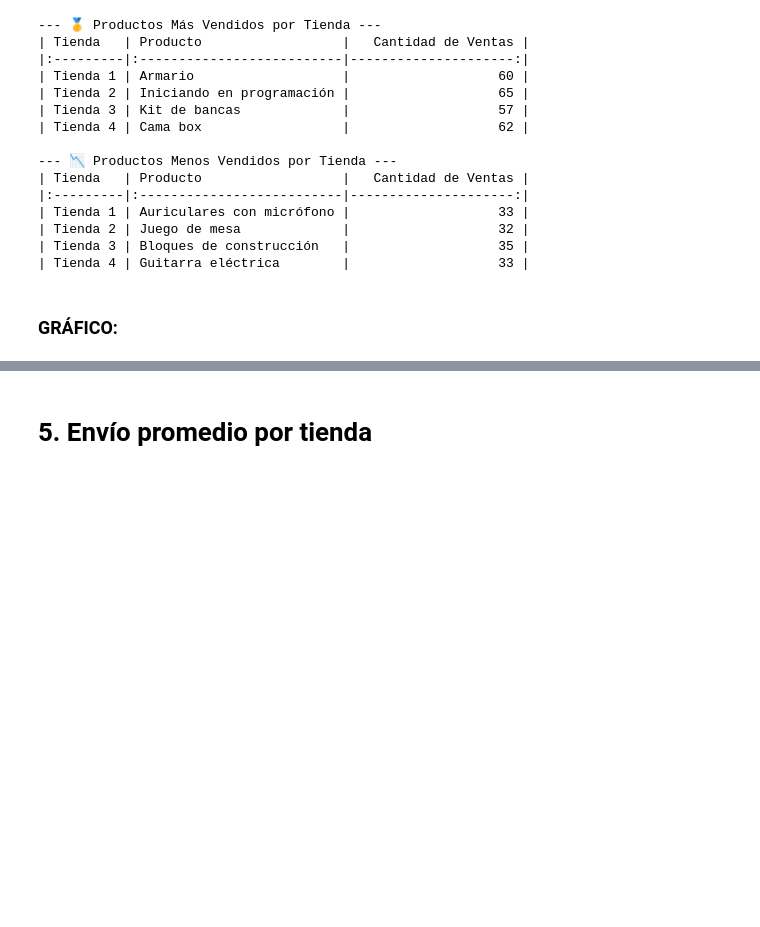
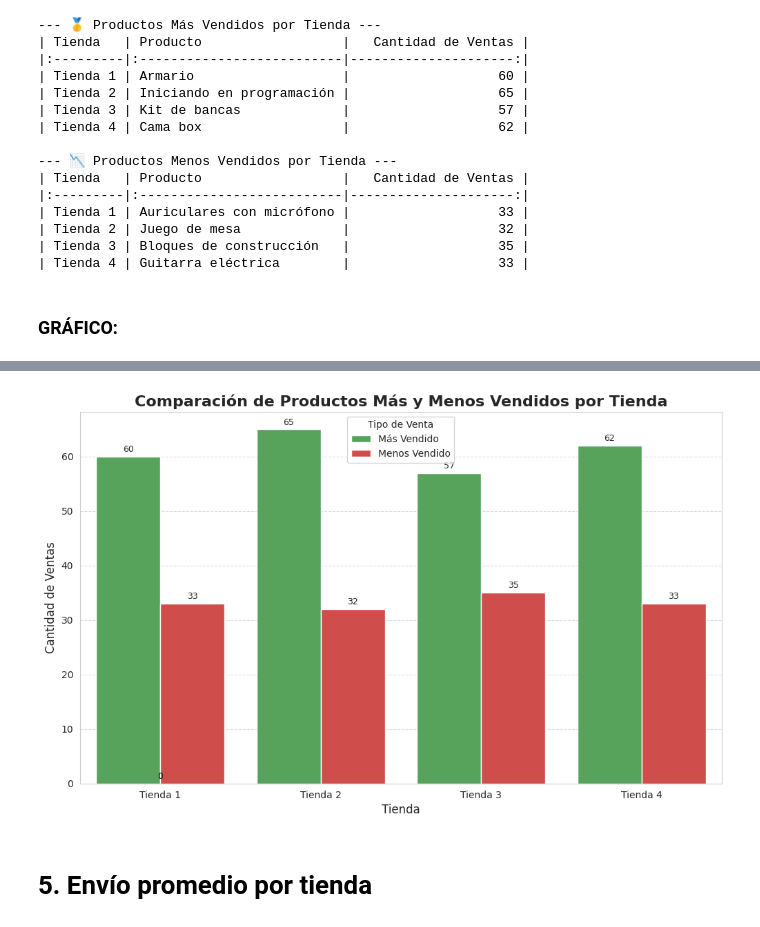
Before and after one commit to edgarbernaling-arch/Desafio_1_Ciencia_de_datos_Edgar_Bernal, a Jupyter notebook: Copia_de_AluraStoreLatam_Challegue1_Ciencia_de_datos_Edgar_Bernal.ipynb, the cells around one changed output, grey strips where cells are left out. Cells and saved outputs as stored; diff of their text form; code cells hidden in the pictures; blank space fills up the shorter version.

```diff
--- a/Copia_de_AluraStoreLatam_Challegue1_Ciencia_de_datos_Edgar_Bernal.ipynb
+++ b/Copia_de_AluraStoreLatam_Challegue1_Ciencia_de_datos_Edgar_Bernal.ipynb
@@ -341,3 +299,67 @@ plt.show()
+# %%
+df_list = []
+for nombre, df in tiendas_dict.items():
+    df['Tienda'] = nombre
+    df_list.append(df)
+
+df_consolidado = pd.concat(df_list, ignore_index=True)
+
+# Calcular el recuento de ventas por tienda y por producto
+ventas_por_tienda_producto = df_consolidado.groupby(['Tienda', 'Producto']).size().reset_index(name='Cantidad de Ventas')
+
+# Encontrar el producto MÁS vendido por tienda
+idx_max = ventas_por_tienda_producto.groupby(['Tienda'])['Cantidad de Ventas'].idxmax()
+productos_mas_vendidos = ventas_por_tienda_producto.loc[idx_max]
+productos_mas_vendidos['Tipo'] = 'Más Vendido'
+
+# Encontrar el producto MENOS vendido por tienda
+idx_min = ventas_por_tienda_producto.groupby(['Tienda'])['Cantidad de Ventas'].idxmin()
+productos_menos_vendidos = ventas_por_tienda_producto.loc[idx_min]
+productos_menos_vendidos['Tipo'] = 'Menos Vendido'
+
+# Unir ambos DataFrames para el gráfico
+df_grafico_comparativo = pd.concat([productos_mas_vendidos, productos_menos_vendidos])
+df_grafico_comparativo['Etiqueta'] = df_grafico_comparativo['Producto'] + ' (' + df_grafico_comparativo['Cantidad de Ventas'].astype(str) + ')'
+
+
+# --- 2. Generación del Gráfico de Barras Agrupadas ---
+plt.figure(figsize=(12, 7))
+
+sns.barplot(
+    x='Tienda',
+    y='Cantidad de Ventas',
+    hue='Tipo', # Variable clave para agrupar las barras (Más vs Menos Vendido)
+    data=df_grafico_comparativo,
+    palette={'Más Vendido': '#4CAF50', 'Menos Vendido': '#E53935'} # Verde/Rojo
+)
+
+# Configuración y etiquetas
+plt.title('Comparación de Productos Más y Menos Vendidos por Tienda', fontsize=16, weight='bold')
+plt.xlabel('Tienda', fontsize=12)
+plt.ylabel('Cantidad de Ventas', fontsize=12)
+plt.grid(axis='y', linestyle='--', alpha=0.7)
+
+# Añadir etiquetas de valor y producto sobre las barras
+for p in plt.gca().patches:
+    # Asegura que solo se etiqueten las barras de interés
+    height = p.get_height()
+    if pd.notna(height):
+        # Obtener los datos originales para encontrar el nombre del producto
+        tienda = p.get_x() + p.get_width() / 2
+
+        # Buscar el producto y cantidad en el DataFrame original
+        # Simplificación: solo se muestra el valor de la cantidad para no saturar
+        plt.gca().text(
+            p.get_x() + p.get_width() / 2,
+            height + 0.5,
+            f'{int(height)}',
+            ha='center', va='bottom', fontsize=9
+        )
+
+plt.legend(title='Tipo de Venta')
+plt.show()
+# %% [output]
+[figure, added]
 # %% [markdown]
 # 5. Envío promedio por tienda
 # %%
```
Also changed, not shown: parts of 2 cells of this notebook.
